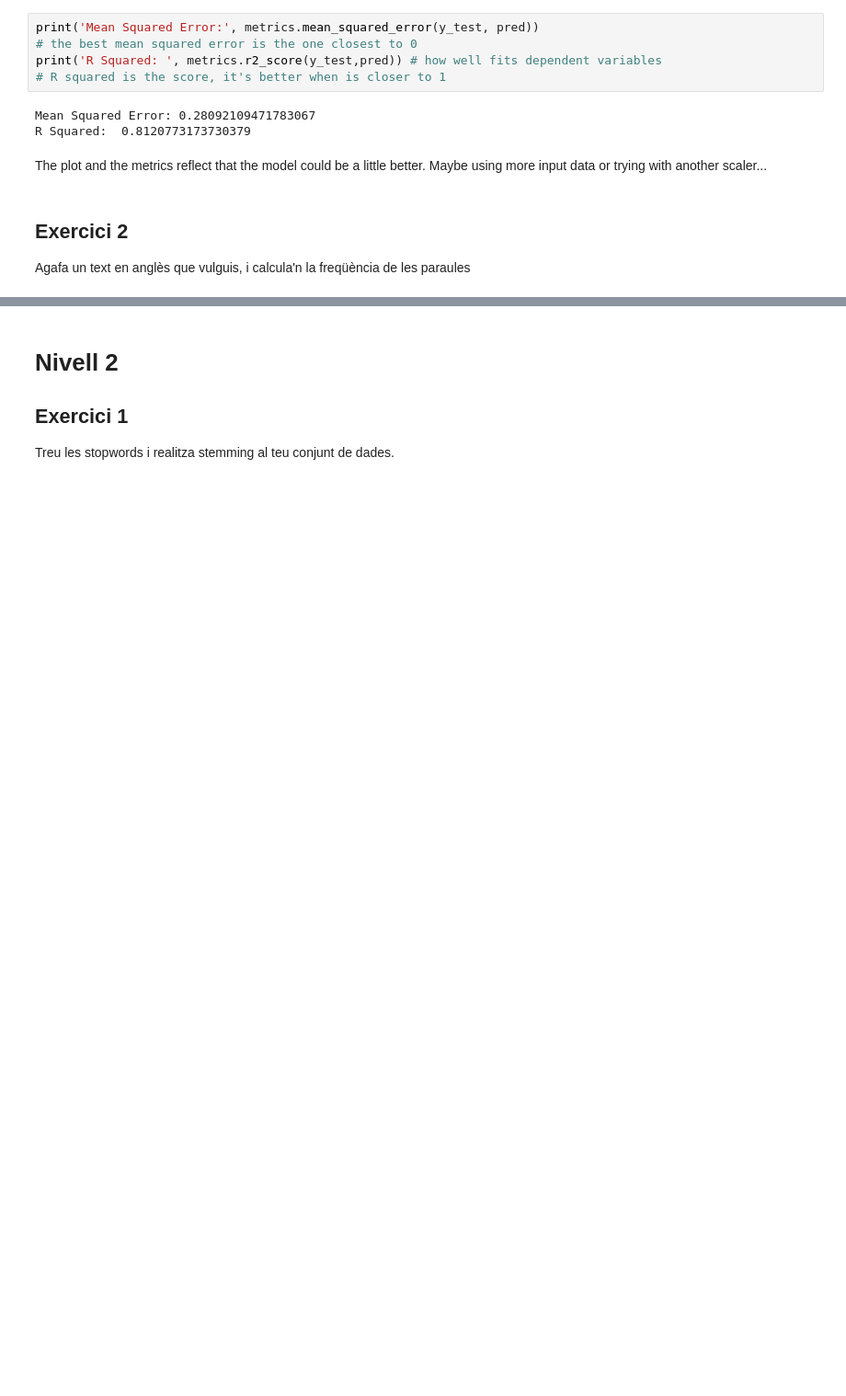
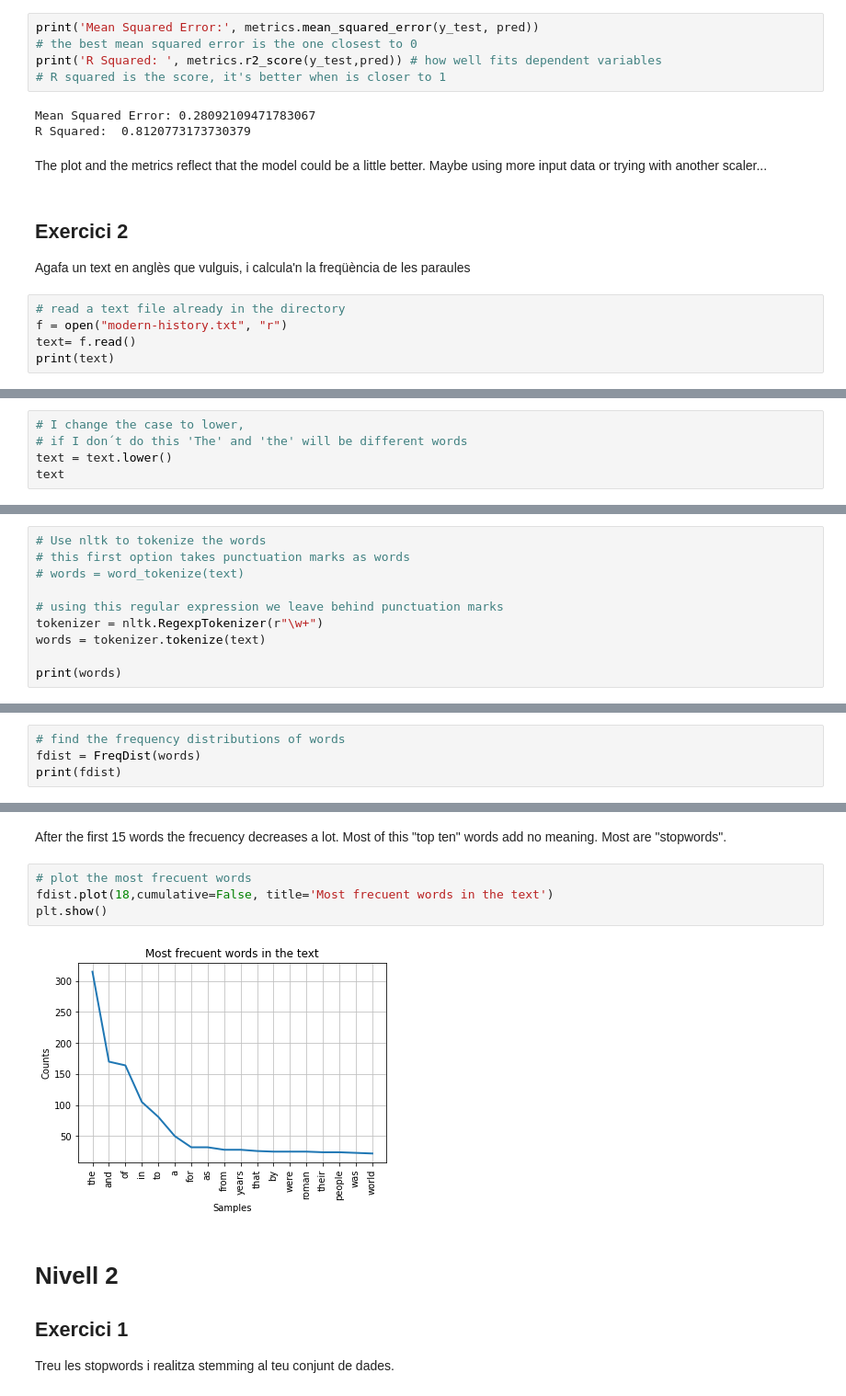
Before and after one commit to cecipert/Machine-Learning-avan-at, a Jupyter notebook: S16 T01 advance-machine-learning.ipynb, the cells around one changed output, grey strips where cells are left out. Shown: that part at 92% size. Cells and saved outputs as stored; diff of their text form; blank space fills up the shorter version.

```diff
--- a/S16 T01 advance-machine-learning.ipynb
+++ b/S16 T01 advance-machine-learning.ipynb
@@ -220,3 +233,8 @@ The plot and the metrics reflect that the model could be a little better. Maybe
 # %% [markdown]
 ## Exercici 2
 Agafa un text en anglès que vulguis, i calcula'n la freqüència de les paraules
+# %%
+# read a text file already in the directory
+f = open("modern-history.txt", "r")
+text= f.read()
+print(text)
@@ -222,0 +259,5 @@ Agafa un text en anglès que vulguis, i calcula'n la freqüència de les paraule
+# %%
+# I change the case to lower,
+# if I don´t do this 'The' and 'the' will be different words
+text = text.lower()
+text
@@ -222,0 +266,10 @@ Agafa un text en anglès que vulguis, i calcula'n la freqüència de les paraule
+# %%
+# Use nltk to tokenize the words
+# this first option takes punctuation marks as words
+# words = word_tokenize(text)
+
+# using this regular expression we leave behind punctuation marks
+tokenizer = nltk.RegexpTokenizer(r"\w+")
+words = tokenizer.tokenize(text)
+
+print(words)
@@ -222,0 +278,4 @@ Agafa un text en anglès que vulguis, i calcula'n la freqüència de les paraule
+# %%
+# find the frequency distributions of words
+fdist = FreqDist(words)
+print(fdist)
@@ -223,3 +305,11 @@ Agafa un text en anglès que vulguis, i calcula'n la freqüència de les paraule
+# %% [markdown]
+After the first 15 words the frecuency decreases a lot. Most of this "top ten" words add no meaning. Most are "stopwords".
+# %%
+# plot the most frecuent words
+fdist.plot(18,cumulative=False, title='Most frecuent words in the text')
+plt.show()
+# %% [output]
+[figure, added]
 # %% [markdown]
 # Nivell 2
 ## Exercici 1
```
Also changed, not shown: parts of 23 cells of this notebook, 1 other file.
